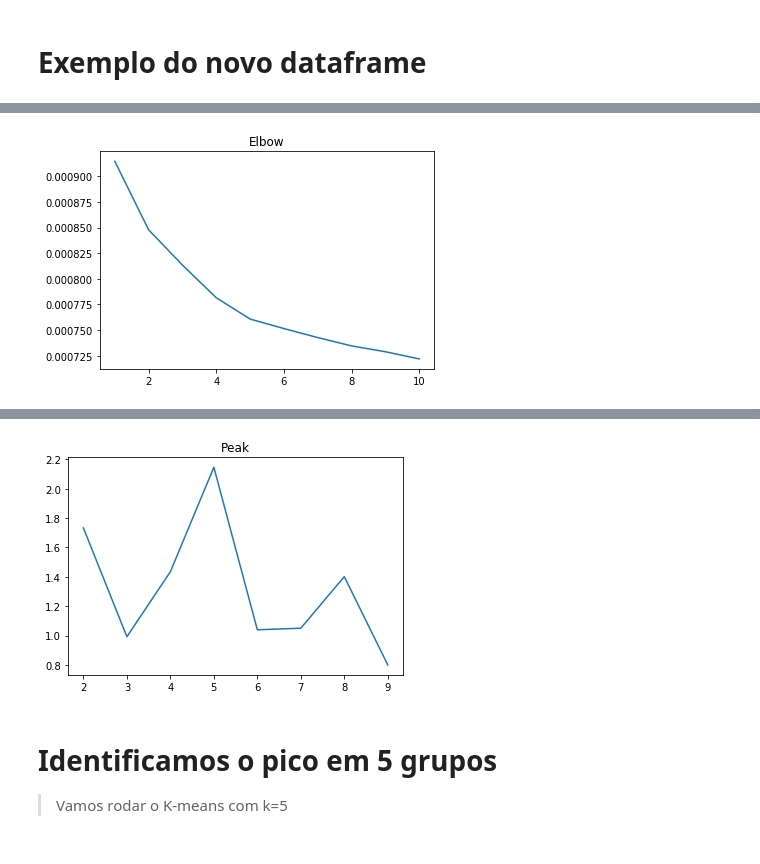
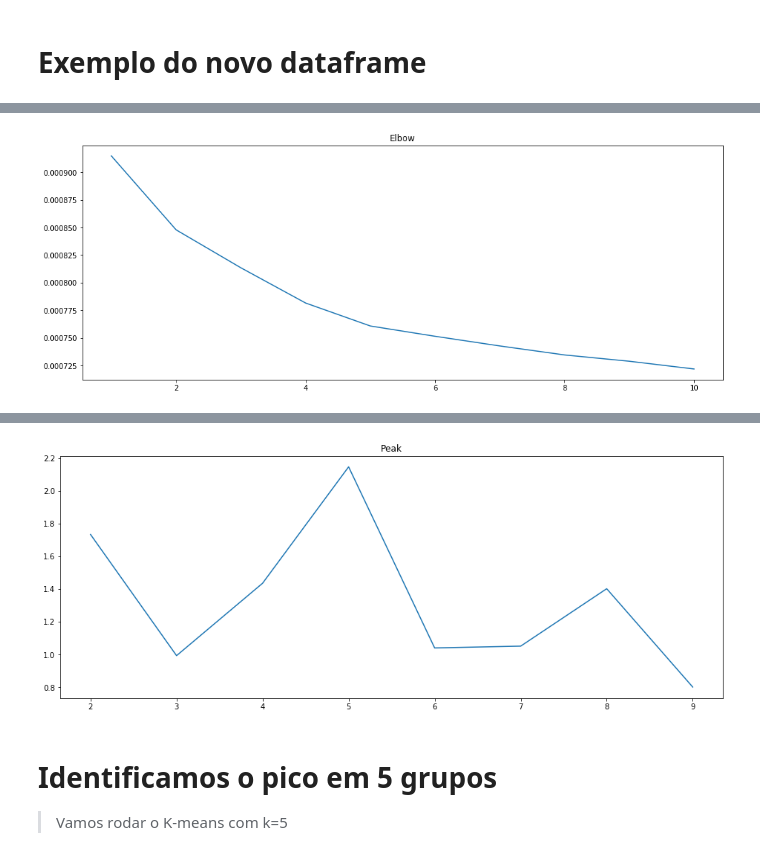
Before and after one commit to nathanshartmann/agrupamento_nlp_exemplo, a Jupyter notebook: notebooks/Agrupamento de Dados - Exemplo de Aplicação em NLP.ipynb, the cells around one changed output, grey strips where cells are left out. Saved outputs shown, nothing was run; the diff lists cells and outputs as text; code cells hidden in the pictures.

```diff
--- a/notebooks/Agrupamento de Dados - Exemplo de Aplicação em NLP.ipynb
+++ b/notebooks/Agrupamento de Dados - Exemplo de Aplicação em NLP.ipynb
@@ -120,15 +141,17 @@ https://nlp.stanford.edu/projects/glove/
 <img src="../data/img/glove.png">
 # %%
 from os import listdir
+!mkdir ../models/
 if 'glove.6B.50d.txt' not in listdir('../models'):
     !wget -qO- http://nlp.stanford.edu/data/glove.6B.zip | bsdtar -xvf-
     !mv glove.6B.50d.txt ../models/
     !mv glove.6B.100d.txt ../models/
     !mv glove.6B.200d.txt ../models/
     !mv glove.6B.300d.txt ../models/
-    with open('../models/glove.6b.50d.txt', 'r') as fp:
-        t = fp.read()
-    with open('../models/glove.6b.50d.txt', 'w') as fp:
-        t = '400000 50\n' + t
-        fp.write(t)
+    for dim in [50, 100, 200, 300]:
+        with open('../models/glove.6b.{dim}d.txt'.format(dim=dim), 'r') as fp:
+            t = fp.read()
+        with open('../models/glove.6b.{dim}d.txt'.format(dim=dim), 'w') as fp:
+            t = '400000 {dim}\n'.format(dim=dim) + t
+            fp.write(t)
     del t
@@ -339,34 +367,35 @@ random.seed(42)
 square_errors = []
 for k in tqdm(range(1,11)):
     kclusterer = KMeansClusterer(num_means=k,
                                  distance=nltk.cluster.util.cosine_distance,
                                  repeats=1,
                                  rng=random
                                  )
 #     kclusterer = KMeansClusterer(num_means=k,
 #                                  distance=nltk.cluster.util.euclidean_distance,
 #                                  repeats=1)
     assigned_clusters = kclusterer.cluster(df['title_emb'], assign_clusters=True)
 
     sum_of_squares = 0
     current_cluster = 0
     for centroid in kclusterer.means():
         current_page = 0
         for index_of_cluster_of_page in assigned_clusters:
             if index_of_cluster_of_page == current_cluster:
                 y = df['title_emb'].values[current_page]
                 #sum_of_squares += np.sum((centroid - y) ** 2)
                 sum_of_squares += (np.dot(centroid,y)**2)/(np.dot(centroid,centroid) * np.dot(y,y))
             current_page += 1
         current_cluster += 1
 
     square_errors.append(sum_of_squares)
 
+plt.figure(figsize=(16,6))
 plt.plot(range(1,11), 1/np.array(square_errors))
 plt.title('Elbow')
 plt.show()
 # %% [output]
-[figure, old version]
+[figure, new version]
 # %% [markdown]
 # Não conseguimos identificar facilmente o cotovelo
 * se é que esse cotovelo realmente existe
@@ -378,11 +407,12 @@ plt.show()
 # %%
 import numpy as np
 new = [np.abs((square_errors[i-1] - square_errors[i])/(square_errors[i] - square_errors[i+1])) for i in range(1, len(square_errors)-1)]
+plt.figure(figsize=(16,6))
 plt.plot(range(2,10), new)
 plt.title('Peak')
 plt.show()
 # %% [output]
-[figure, old version]
+[figure, new version]
 # %% [markdown]
 # Identificamos o pico em 5 grupos
 > Vamos rodar o K-means com k=5
```
Also changed, not shown: parts of 13 cells of this notebook, 10 other files.
